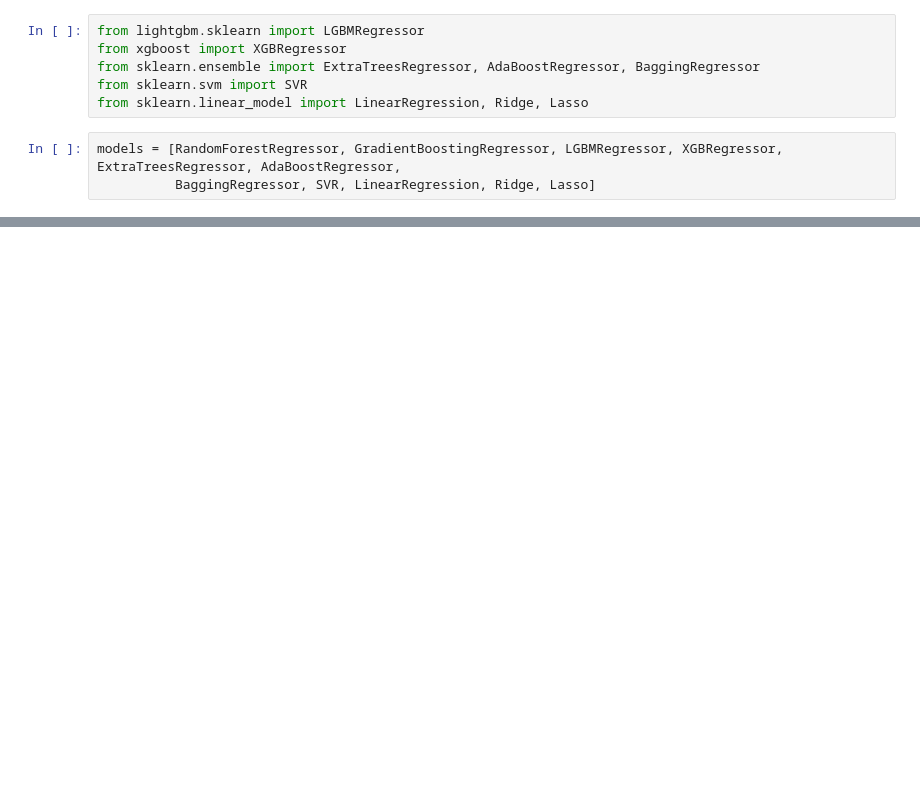
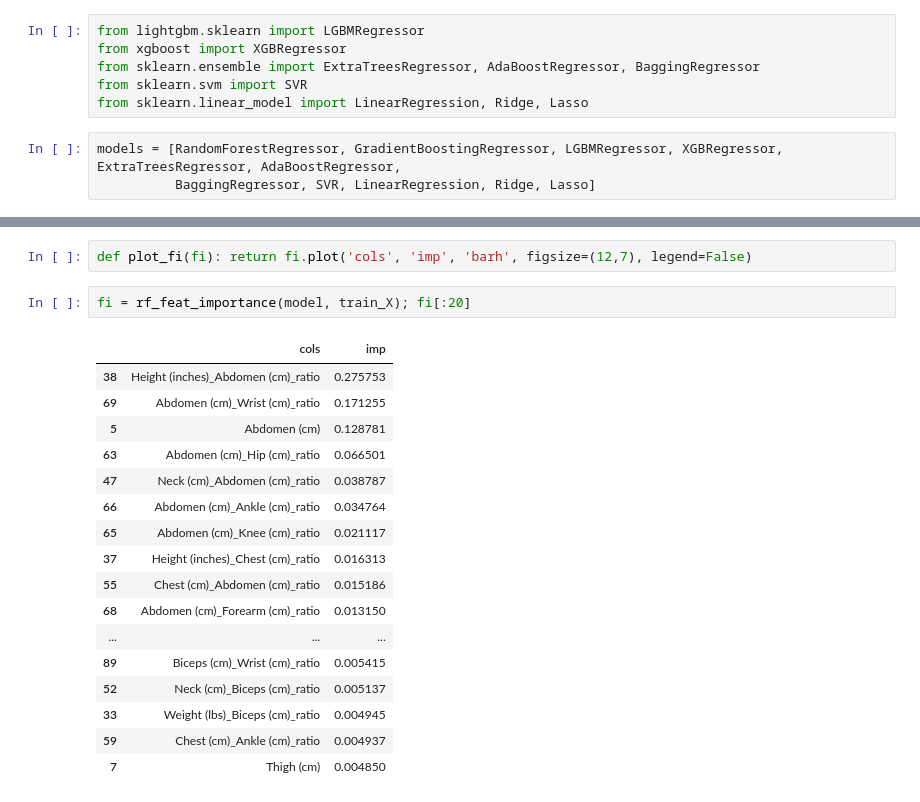
Before and after one commit to manishym/udacity-body-fat-prediction-challenge, a Jupyter notebook: notebooks/udacity-body-fat-prediction-challenge.ipynb, the cells around one changed output, grey strips where cells are left out. Drawn from its saved outputs; the diff is of its cells as text; blank space fills up the shorter version.

```diff
--- a/notebooks/udacity-body-fat-prediction-challenge.ipynb
+++ b/notebooks/udacity-body-fat-prediction-challenge.ipynb
@@ -179,0 +348,22 @@ for model in models:
+# %%
+def plot_fi(fi): return fi.plot('cols', 'imp', 'barh', figsize=(12,7), legend=False)
+# %%
+fi = rf_feat_importance(model, train_X); fi[:20]
+# %% [output]
+|  | cols | imp |
+| 38 | Height (inches)_Abdomen (cm)_ratio | 0.275753 |
+| 69 | Abdomen (cm)_Wrist (cm)_ratio | 0.171255 |
+| 5 | Abdomen (cm) | 0.128781 |
+| 63 | Abdomen (cm)_Hip (cm)_ratio | 0.066501 |
+| 47 | Neck (cm)_Abdomen (cm)_ratio | 0.038787 |
+| 66 | Abdomen (cm)_Ankle (cm)_ratio | 0.034764 |
+| 65 | Abdomen (cm)_Knee (cm)_ratio | 0.021117 |
+| 37 | Height (inches)_Chest (cm)_ratio | 0.016313 |
+| 55 | Chest (cm)_Abdomen (cm)_ratio | 0.015186 |
+| 68 | Abdomen (cm)_Forearm (cm)_ratio | 0.013150 |
+| ... | ... | ... |
+| 89 | Biceps (cm)_Wrist (cm)_ratio | 0.005415 |
+| 52 | Neck (cm)_Biceps (cm)_ratio | 0.005137 |
+| 33 | Weight (lbs)_Biceps (cm)_ratio | 0.004945 |
+| 59 | Chest (cm)_Ankle (cm)_ratio | 0.004937 |
+| 7 | Thigh (cm) | 0.004850 |
```
Also changed, not shown: parts of 46 cells of this notebook.
